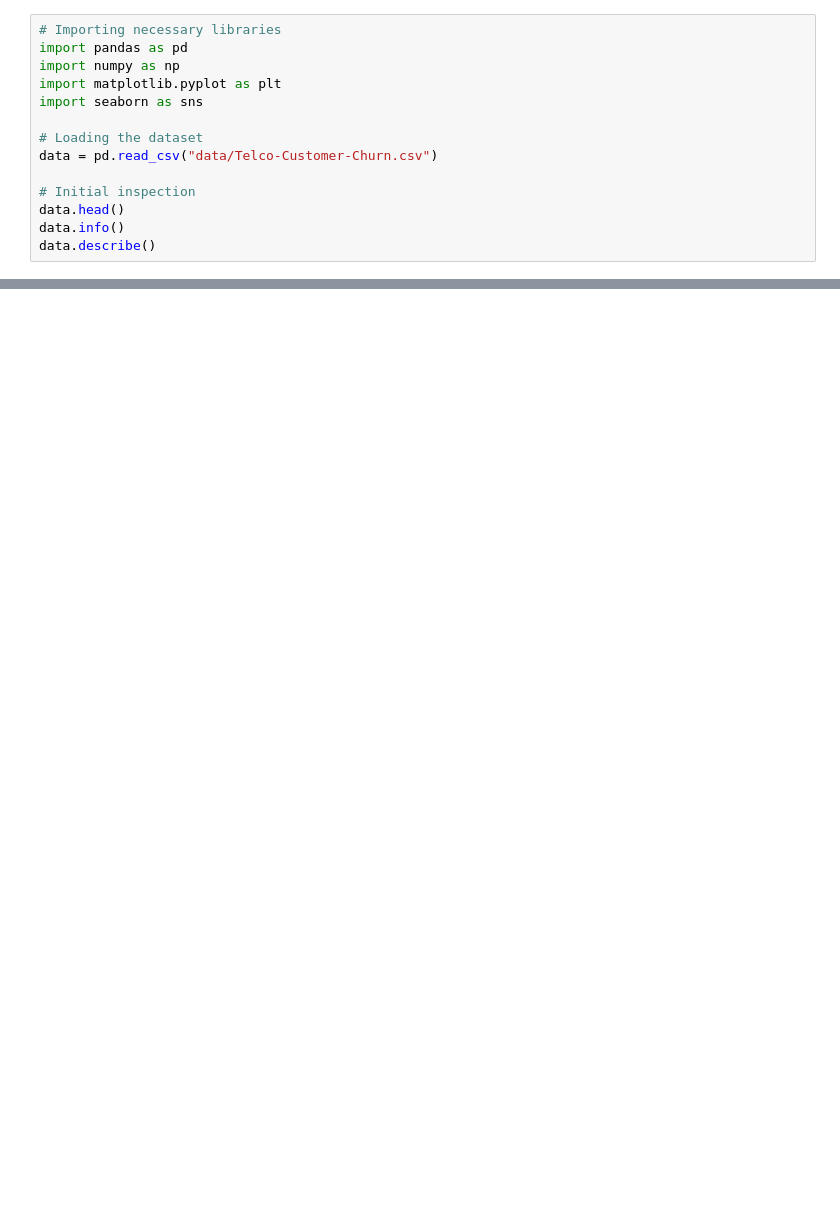
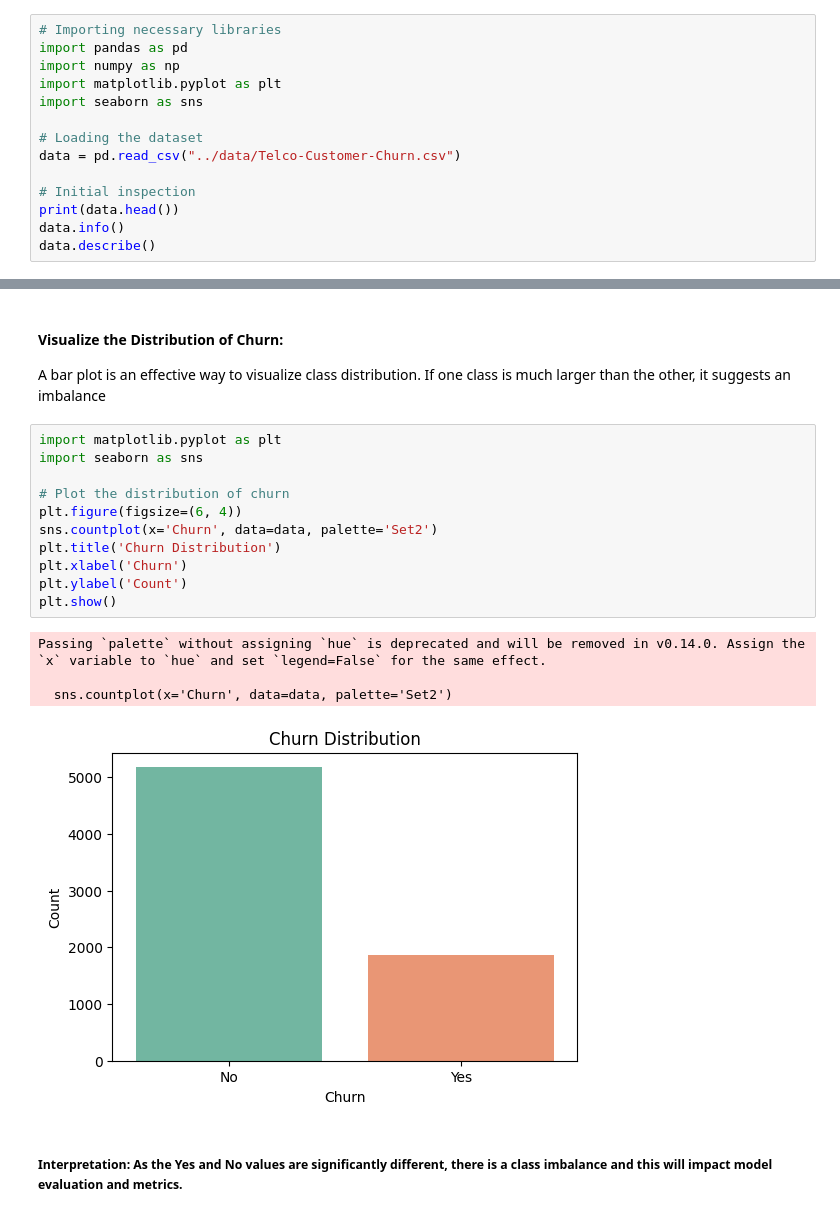
Before and after one commit to AyyaduraiAgalya/Customer-Churn-Prediction, a Jupyter notebook: notebooks/1_data_exploration_and_preprocessing.ipynb, the cells around one changed output, grey strips where cells are left out. Cells and saved outputs as stored; diff of their text form; blank space fills up the shorter version.

Commit message:
Initial data exploration and analysis

```diff
--- a/notebooks/1_data_exploration_and_preprocessing.ipynb
+++ b/notebooks/1_data_exploration_and_preprocessing.ipynb
@@ -6,10 +8,10 @@ import matplotlib.pyplot as plt
 import seaborn as sns
 
 # Loading the dataset
-data = pd.read_csv("data/Telco-Customer-Churn.csv")
+data = pd.read_csv("../data/Telco-Customer-Churn.csv")
 
 # Initial inspection
-data.head()
+print(data.head())
 data.info()
 data.describe()
 # %% [output]
@@ -16,0 +56,22 @@ FileNotFoundError: [Errno 2] No such file or directory: 'data/Telco-Customer-Chu
+# %% [markdown]
+#### Visualize the Distribution of Churn:
+
+A bar plot is an effective way to visualize class distribution. If one class is much larger than the other, it suggests an imbalance
+# %%
+import matplotlib.pyplot as plt
+import seaborn as sns
+
+# Plot the distribution of churn
+plt.figure(figsize=(6, 4))
+sns.countplot(x='Churn', data=data, palette='Set2')
+plt.title('Churn Distribution')
+plt.xlabel('Churn')
+plt.ylabel('Count')
+plt.show()
+# %% [output]
+Passing `palette` without assigning `hue` is deprecated and will be removed in v0.14.0. Assign the `x` variable to `hue` and set `legend=False` for the same effect.
+
+  sns.countplot(x='Churn', data=data, palette='Set2')
+[figure, added]
+# %% [markdown]
+##### **Interpretation:** As the Yes and No values are significantly different, there is a class imbalance and this will impact model evaluation and metrics.
```
Also changed, not shown: parts of 20 cells of this notebook.
